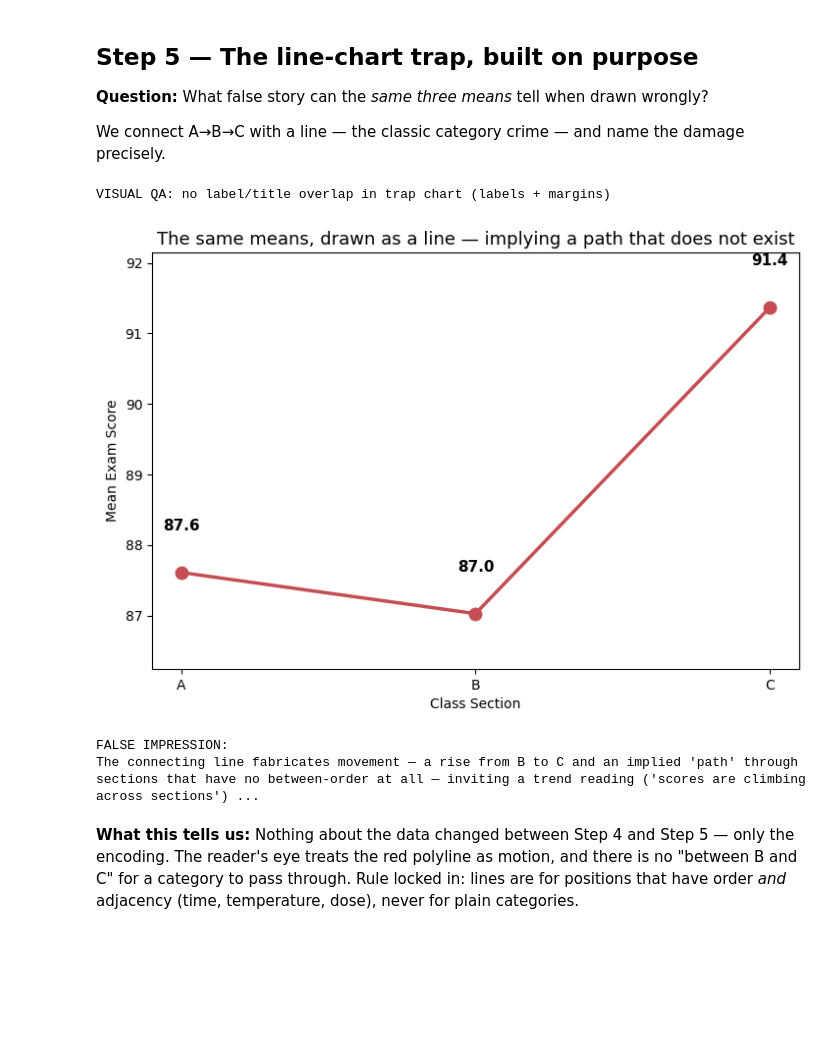
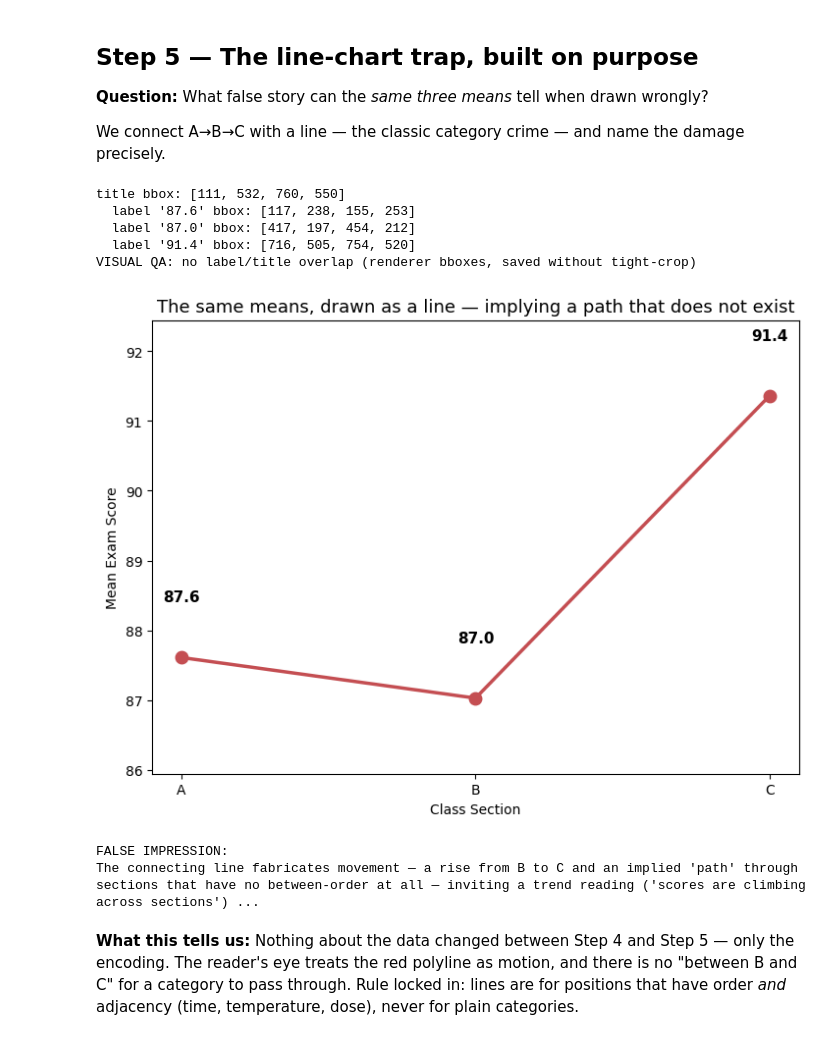
Before and after one commit to memoona-zahur/eda-precision-lab, a Jupyter notebook: week6_day1_precision_lab.ipynb, the cells around one changed output. Drawn from its saved outputs; the diff is of its cells as text; code cells hidden in the pictures; blank space fills up the shorter version.

Commit message:
fix: trap chart title/label overlap — save without tight-crop, assert renderer bboxes; correct README/SELF_REVIEW test-count claims

```diff
--- a/week6_day1_precision_lab.ipynb
+++ b/week6_day1_precision_lab.ipynb
@@ -212,37 +212,45 @@ This is a comparison chart, not a relationship chart, because shuffling the sect
 
 We connect A→B→C with a line — the classic category crime — and name the damage precisely.
 # %%
-fig, ax = plt.subplots(figsize=(8.5, 5.5))
+fig, ax = plt.subplots(figsize=(8.5, 6.0))  # taller figure so the top label clears the title
 ax.plot(order, sec_means.values, color="#C44E52", lw=2.5, marker="o", markersize=9)
 
-# value labels above each marker; top headroom (margins) keeps the highest
-# point's label (Section A, 91.4) clear of the title, then guarded by an
-# overlap assertion (same collision discipline as Step 6).
+# value labels placed above each marker; wider y-margins + taller figure keep the
+# highest label (Section C, 91.4) clear of the title.
 labels = []
 for i, m in enumerate(sec_means.values):
-    labels.append(ax.text(i, m + 0.6, f"{m:.1f}", ha="center", fontsize=11, fontweight="bold"))
+    labels.append(ax.text(i, m + 0.8, f"{m:.1f}", ha="center", fontsize=11, fontweight="bold"))
 ax.set_title("The same means, drawn as a line — implying a path that does not exist", fontsize=13)
 ax.set_xlabel("Class Section"); ax.set_ylabel("Mean Exam Score")
-ax.margins(y=0.18)  # headroom so the top label clears the title
+ax.margins(y=0.25)  # headroom so the top label clears the title
 
-# visual QA: confirm no annotation overlaps the title before saving
+# save WITHOUT bbox_inches='tight': tight-crop re-flows layout AFTER an in-memory assert
+# and can re-introduce the very overlap this lab exists to catch. A fixed-size save keeps
+# the asserted (renderer) layout identical to the saved file.
 fig.canvas.draw()
-_renderer = fig.canvas.get_renderer()
-_title_bb = ax.title.get_window_extent(_renderer)
-_overlaps = any(t.get_window_extent(_renderer).overlaps(_title_bb) for t in labels)
-assert not _overlaps, "trap chart: a value label overlaps the title"
-print("VISUAL QA: no label/title overlap in trap chart (labels + margins)")
-
-fig.savefig("chart_trap_line.png", dpi=150, bbox_inches="tight")
+renderer = fig.canvas.get_renderer()
+_title_bb = ax.title.get_window_extent(renderer)
+_forbidden = [t for t in labels if t.get_window_extent(renderer).overlaps(_title_bb)]
+print("title bbox:", [round(v) for v in (_title_bb.x0, _title_bb.y0, _title_bb.x1, _title_bb.y1)])
+for t in labels:
+    bb = t.get_window_extent(renderer)
+    print(f"  label '{t.get_text()}' bbox:", [round(v) for v in (bb.x0, bb.y0, bb.x1, bb.y1)])
+assert not _forbidden, f"trap chart: labels overlap the title -> {[t.get_text() for t in _forbidden]}"
+print("VISUAL QA: no label/title overlap (renderer bboxes, saved without tight-crop)")
+fig.savefig("chart_trap_line.png", dpi=150)
 plt.show()
 
 trap_sentence = (f"The connecting line fabricates movement — a rise from B to C and an implied "
                  f"'path' through sections that have no between-order at all — inviting a trend "
                  f"reading ('scores are climbing across sections') that the bar chart correctly refuses to make.")
 print("FALSE IMPRESSION:\n" + trap_sentence)
 # %% [output]
-VISUAL QA: no label/title overlap in trap chart (labels + margins)
+title bbox: [111, 532, 760, 550]
+  label '87.6' bbox: [117, 238, 155, 253]
+  label '87.0' bbox: [417, 197, 454, 212]
+  label '91.4' bbox: [716, 505, 754, 520]
+VISUAL QA: no label/title overlap (renderer bboxes, saved without tight-crop)
-[figure, old version]
+[figure, new version]
 FALSE IMPRESSION:
 The connecting line fabricates movement — a rise from B to C and an implied 'path' through sections that have no between-order at all — inviting a trend reading ('scores are climbing across sections') ...
 # %% [markdown]
```
Also changed, not shown: parts of 1 cell of this notebook, 1 other file.
